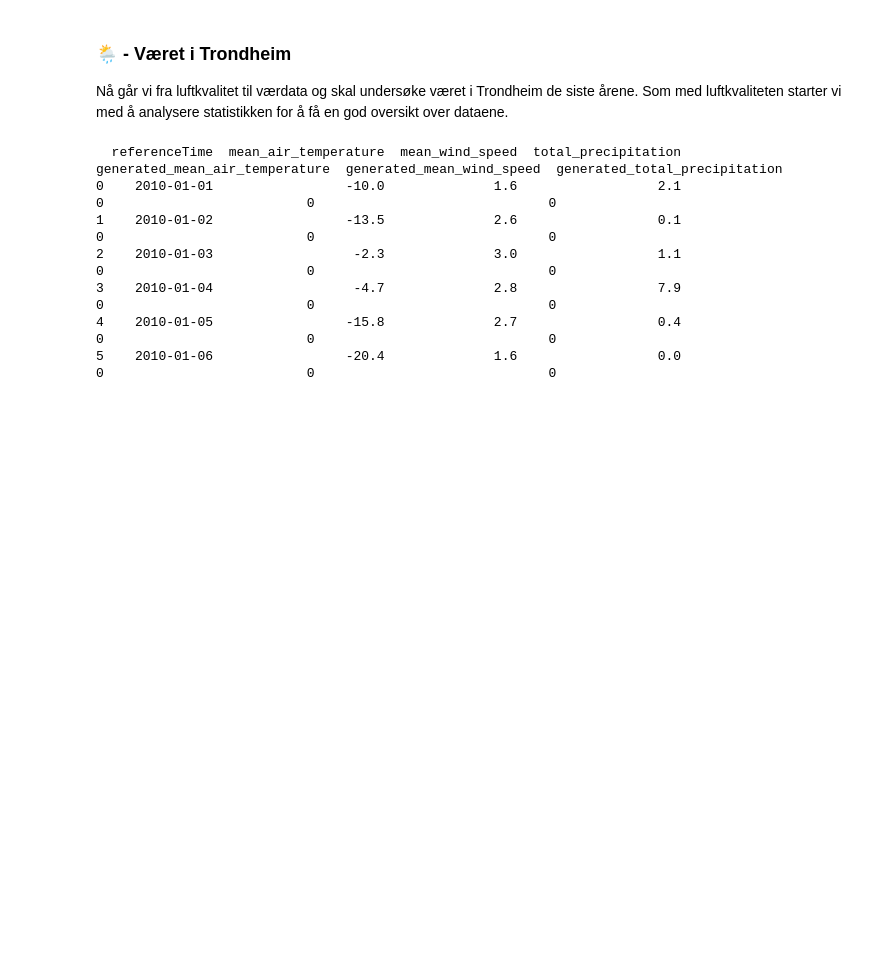
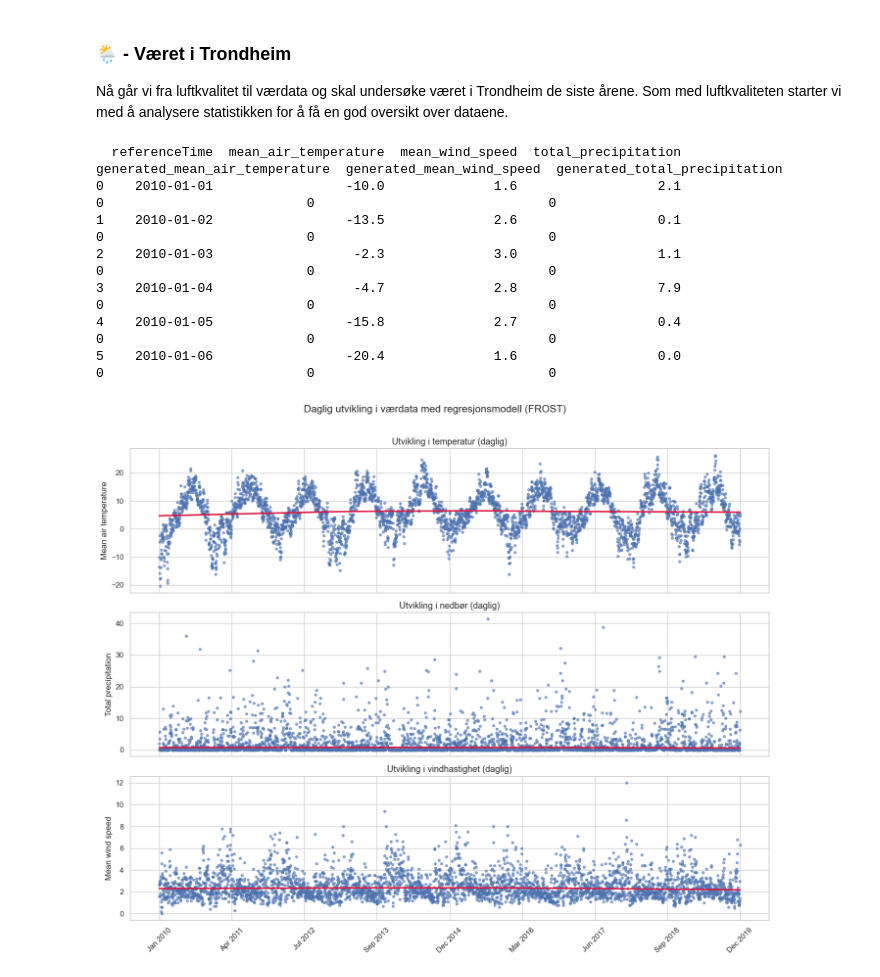
Before and after one commit to andsamfu/prosjekt_miljodataanalyse, a Jupyter notebook: notebooks/02_data_analysis_and_visualisation.ipynb, the cells around one changed output. Drawn from its saved outputs; the diff is of its cells as text; code cells hidden in the pictures; blank space fills up the shorter version.

Commit message:
Endret Frost visualiseringer kode til funksjoner

```diff
--- a/notebooks/02_data_analysis_and_visualisation.ipynb
+++ b/notebooks/02_data_analysis_and_visualisation.ipynb
@@ -58,0 +61,8 @@ print(db_df)
+# %%
+# 1. Importer funksjonen fra riktig modul
+from data_visualizations.frost_visualization.daily_weather_trend_regression import plot_weather_components
+
+# 2. Kjør funksjonen med riktig sti til databasen
+plot_weather_components("../data/clean/frost.db")
+# %% [output]
+[figure, added]
```
Also changed, not shown: parts of 1 cell of this notebook, 5 other files.
